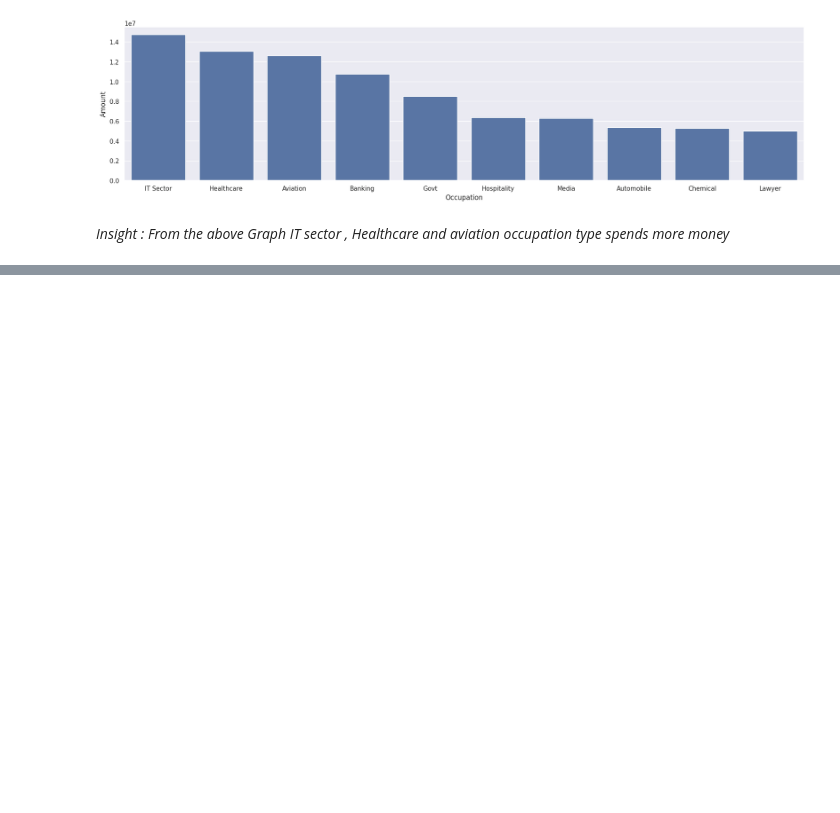
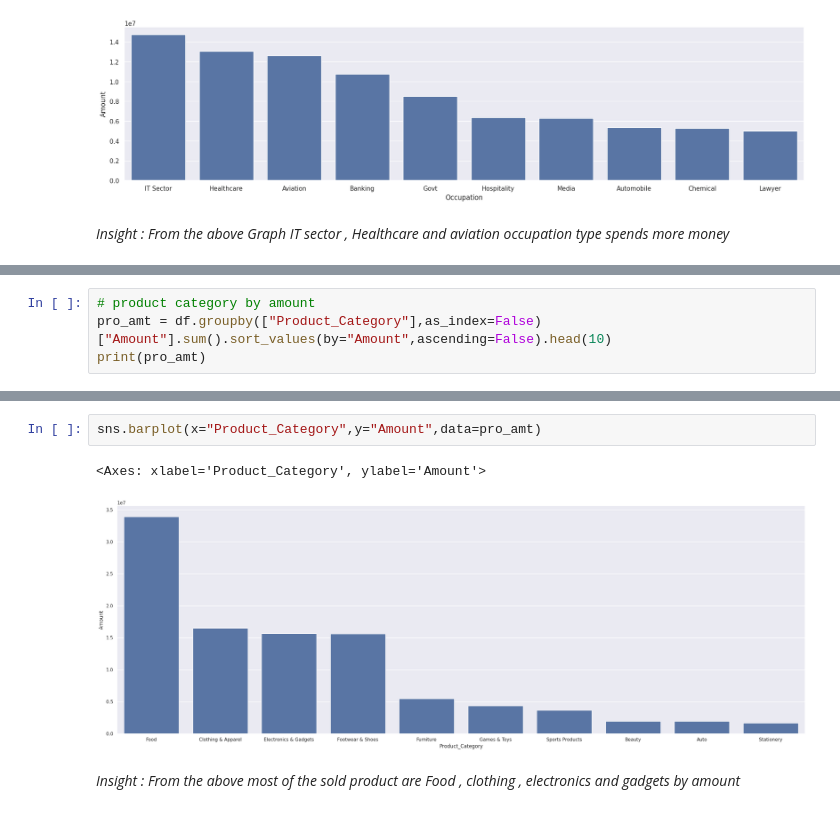
Before and after one commit to Kamal-Damani/Diwali_Customer_Analytics_Python, a Jupyter notebook: Diwali_Sales_analysis_Pandas.ipynb, the cells around one changed output, grey strips where cells are left out. Drawn from its saved outputs; the diff is of its cells as text; blank space fills up the shorter version.

```diff
--- a/Diwali_Sales_analysis_Pandas.ipynb
+++ b/Diwali_Sales_analysis_Pandas.ipynb
@@ -295,0 +304,4 @@ sns.barplot(x="Occupation",y="Amount",data=occ_by_amt)
+# %%
+# product category by amount
+pro_amt = df.groupby(["Product_Category"],as_index=False)["Amount"].sum().sort_values(by="Amount",ascending=False).head(10)
+print(pro_amt)
@@ -295,0 +320,7 @@ sns.barplot(x="Occupation",y="Amount",data=occ_by_amt)
+# %%
+sns.barplot(x="Product_Category",y="Amount",data=pro_amt)
+# %% [output]
+<Axes: xlabel='Product_Category', ylabel='Amount'>
+[figure, added]
+# %% [markdown]
+*Insight : From the above most of the sold product are Food , clothing , electronics and gadgets by amount*
```
Also changed, not shown: parts of 3 cells of this notebook.
